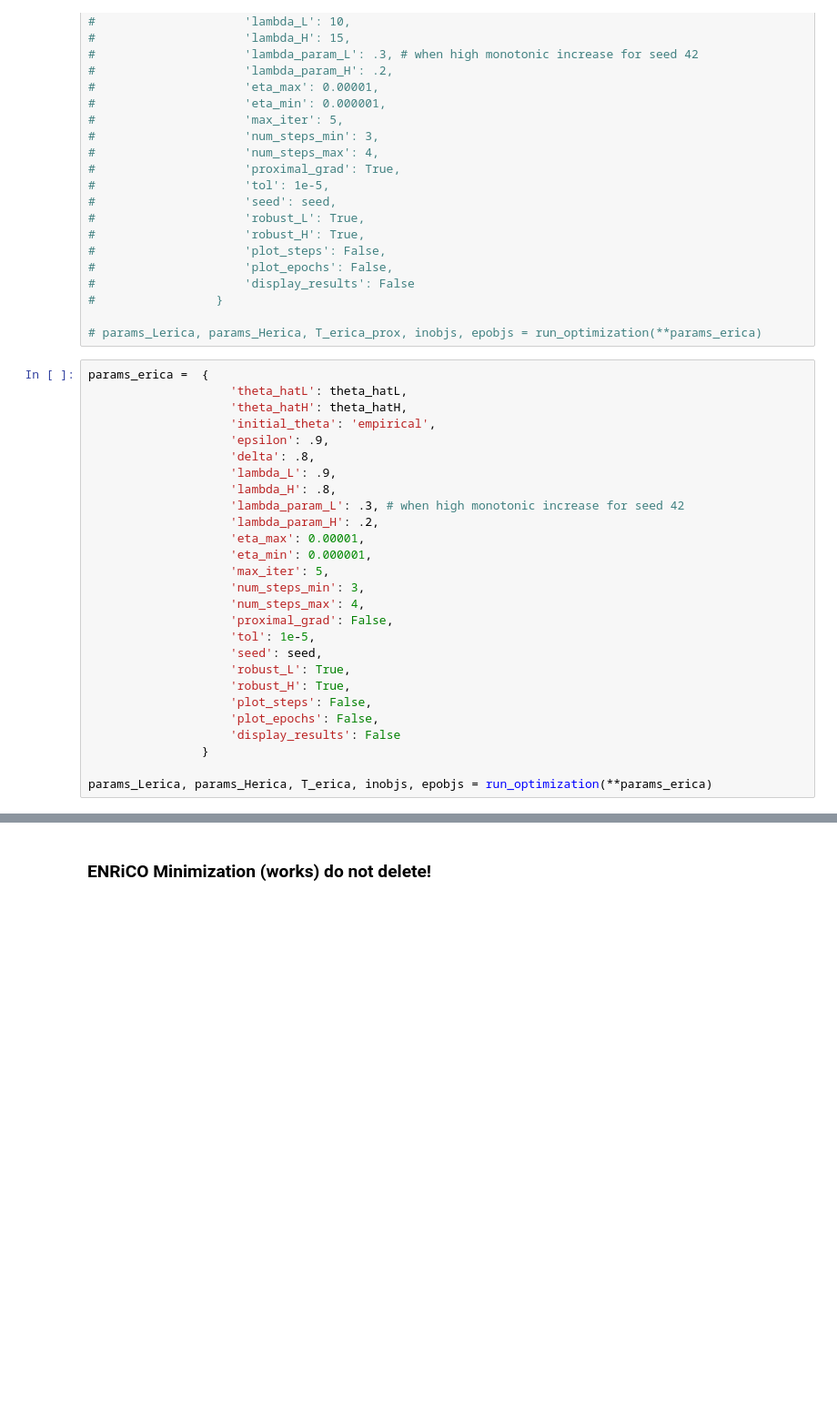
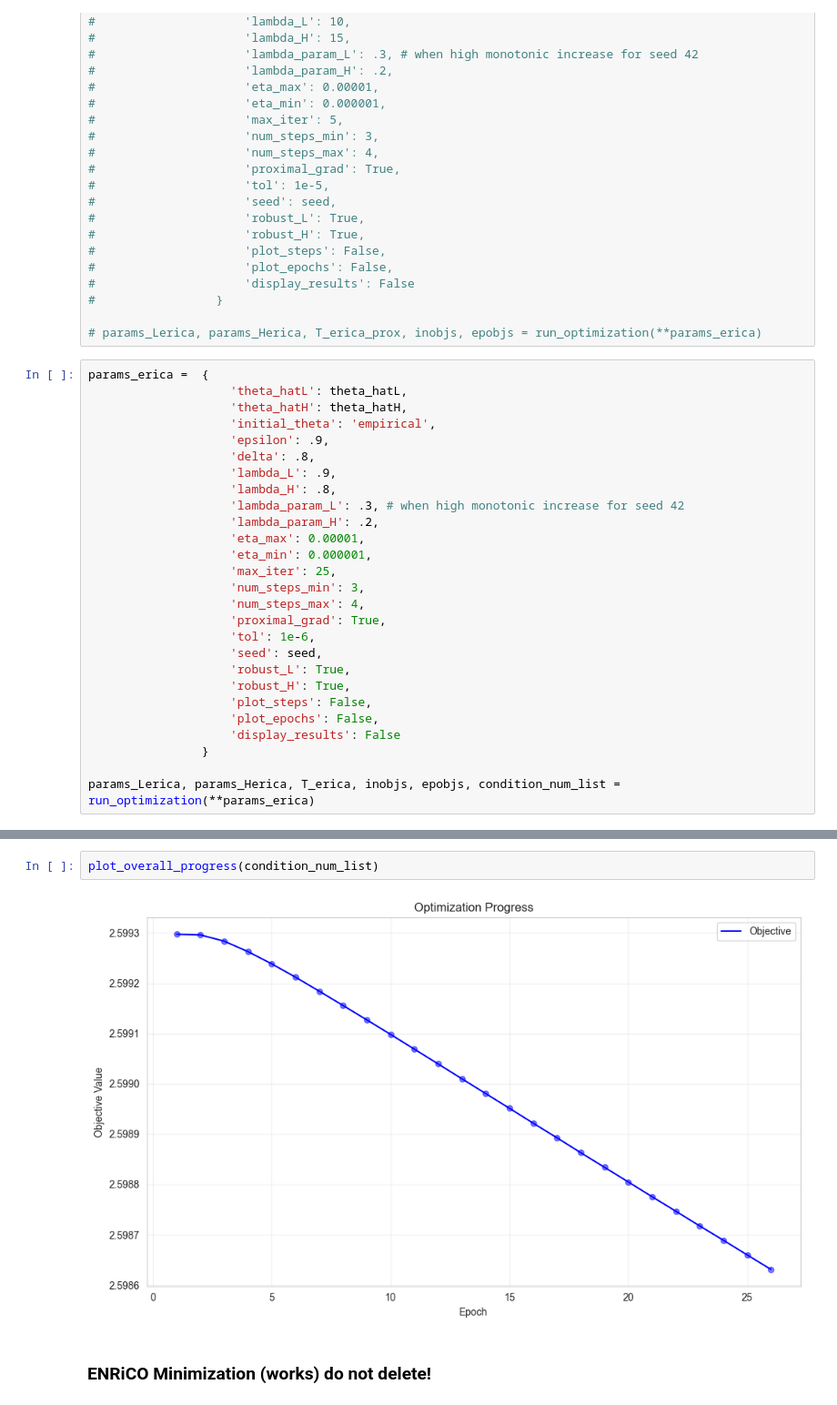
Before and after one commit to yfelekis/DiRoCA, a Jupyter notebook: erica_gelbrich_optimisation.ipynb, the cells around one changed output, grey strips where cells are left out. Shown at 91% size. Saved outputs shown, nothing was run; the diff lists cells and outputs as text; blank space fills up the shorter version.

```diff
--- a/erica_gelbrich_optimisation.ipynb
+++ b/erica_gelbrich_optimisation.ipynb
@@ -786,11 +1002,11 @@ params_erica =  {
                     'lambda_param_H': .2,
                     'eta_max': 0.00001,
                     'eta_min': 0.000001,
-                    'max_iter': 5,
+                    'max_iter': 25,
                     'num_steps_min': 3,
                     'num_steps_max': 4,
-                    'proximal_grad': False,
-                    'tol': 1e-5,
+                    'proximal_grad': True,
+                    'tol': 1e-6,
                     'seed': seed,
                     'robust_L': True,
                     'robust_H': True,
@@ -799,5 +1015,5 @@ params_erica =  {
                     'display_results': False
                 }
 
-params_Lerica, params_Herica, T_erica, inobjs, epobjs = run_optimization(**params_erica)
+params_Lerica, params_Herica, T_erica, inobjs, epobjs, condition_num_list = run_optimization(**params_erica)
 # %% [output]
@@ -839,3 +1179,7 @@ Min step: 3, Objective: 82.63665771484375
+# %%
+plot_overall_progress(condition_num_list)
+# %% [output]
+[figure, added]
 # %% [markdown]
 ### ENRiCO Minimization (works) do not delete!
 # %%
```
Also changed, not shown: parts of 15 cells of this notebook, 7 other files.
